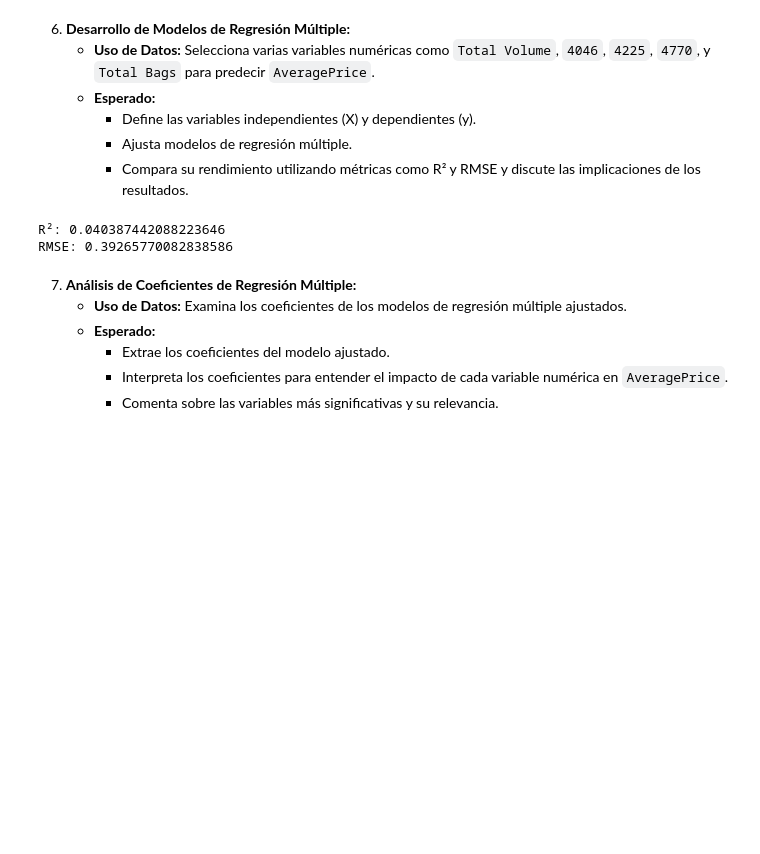
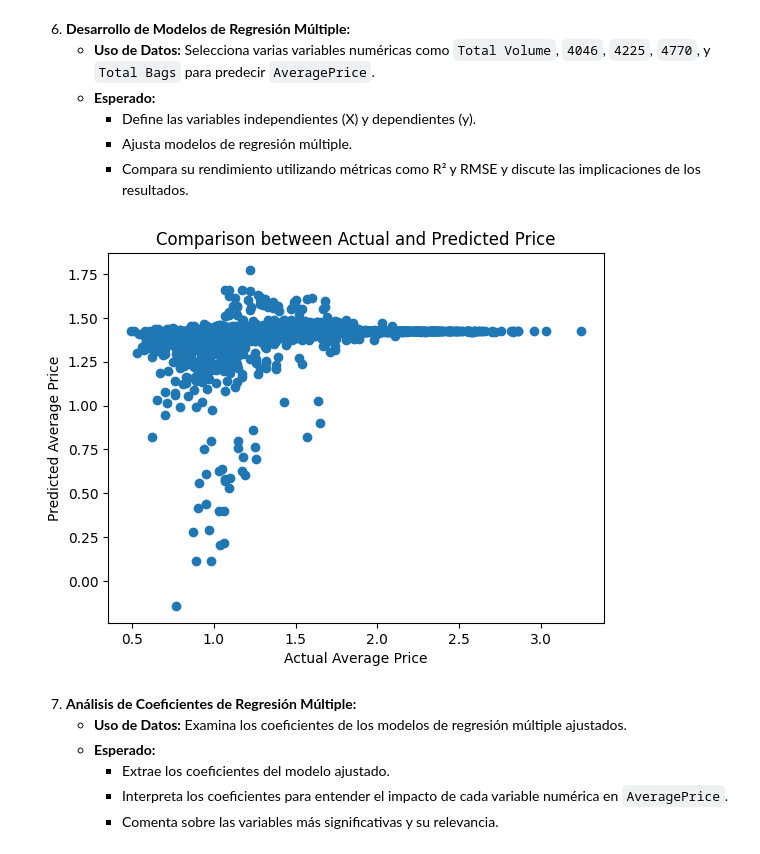
Before and after one commit to Julix4/avocado_project, a Jupyter notebook: proyecto_markdown.ipynb, the cells around one changed output. Drawn from its saved outputs; the diff is of its cells as text; code cells hidden in the pictures; blank space fills up the shorter version.

```diff
--- a/proyecto_markdown.ipynb
+++ b/proyecto_markdown.ipynb
@@ -453,40 +507,47 @@ RMSE: 3.3300063974963283
      - Compara su rendimiento utilizando métricas como R² y RMSE y discute las implicaciones de los resultados.
 # %%
 import pandas as pd
+import numpy as np
 from sklearn.model_selection import train_test_split
 from sklearn.linear_model import LinearRegression
 from sklearn.metrics import r2_score, mean_squared_error
+import matplotlib.pyplot as plt
 
 # Cargar los datos
 df = pd.read_csv("avocado.csv")
 
 # Seleccionar las variables relevantes
 X = df[['Total Volume', '4046', '4225', '4770', 'Total Bags']]
 y = df['AveragePrice']
 
 # Dividir los datos en entrenamiento y prueba
 X_train, X_test, y_train, y_test = train_test_split(X, y, test_size=0.2, random_state=42)
 
 # Create a linear regression model
 model = LinearRegression()
 
 # Train the model on your training data
 model.fit(X_train, y_train)
 
-
 # Make predictions on the test data
 y_pred = model.predict(X_test)
 
-
-# Calcular R² y RMSE
+# Calcular  R² y RMSE
 r2 = r2_score(y_test, y_pred)
 rmse = np.sqrt(mean_squared_error(y_test, y_pred))
 
-print("R²:", r2)
-print("RMSE:", rmse)
+# Generate scatter plot
+plt.scatter(y_test, y_pred)
+plt.xlabel('Actual Average Price')
+plt.ylabel('Predicted Average Price')
+plt.title('Comparison between Actual and Predicted Price')
+plt.show()
+
+# Print R² and RMSE (optional)
+# print("R²:", r2)
+# print("RMSE:", rmse)
 # %% [output]
-R²: 0.040387442088223646
-RMSE: 0.39265770082838586
+[figure, added]
 # %% [markdown]
 7. **Análisis de Coeficientes de Regresión Múltiple:**
    - **Uso de Datos:** Examina los coeficientes de los modelos de regresión múltiple ajustados.
```
Also changed, not shown: parts of 7 cells of this notebook.
